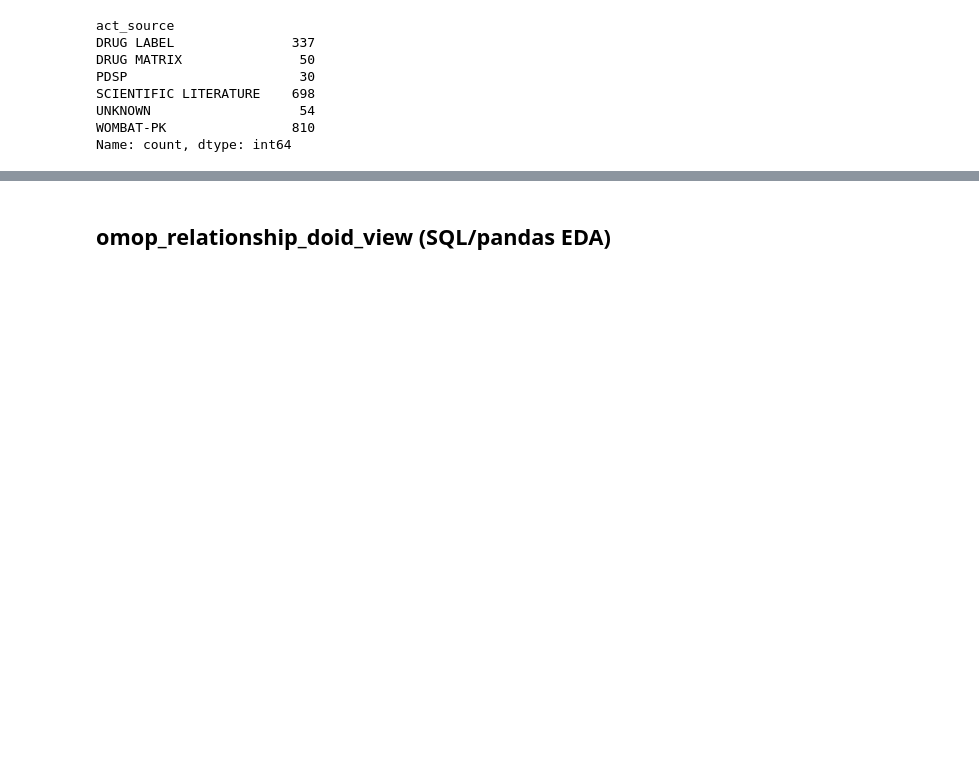
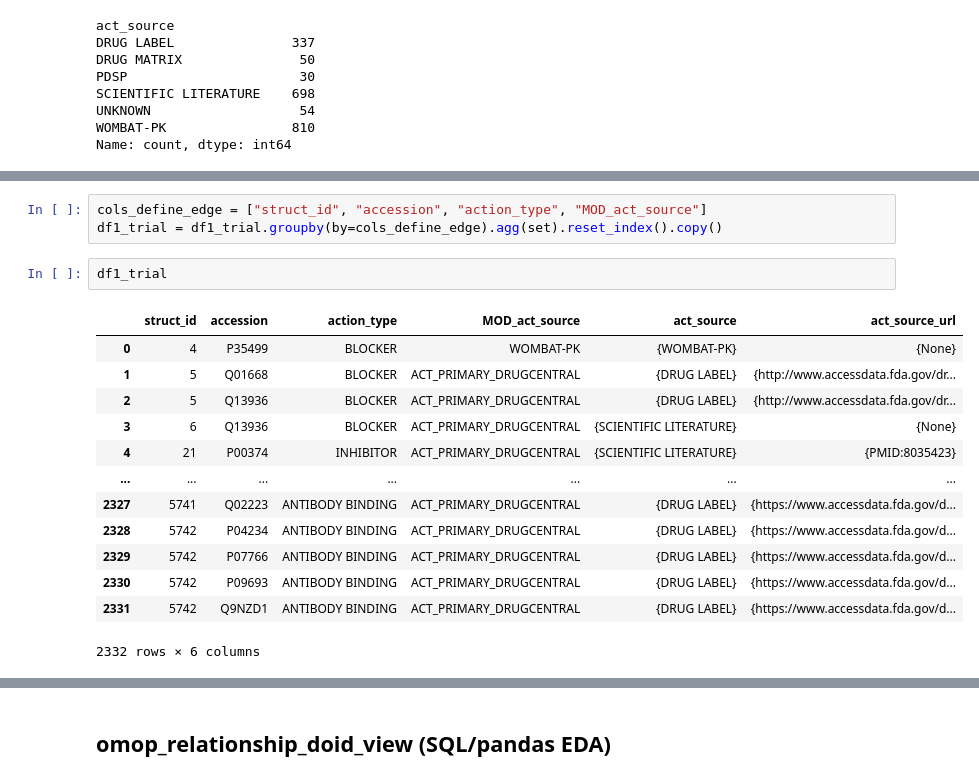
Before and after one commit to NCATSTranslator/translator-ingests, a Jupyter notebook: src/translator_ingest/ingests/drugcentral/eda_and_parser_dev.ipynb, the cells around one changed output, grey strips where cells are left out. Drawn from its saved outputs; the diff is of its cells as text; blank space fills up the shorter version.

```diff
--- a/src/translator_ingest/ingests/drugcentral/eda_and_parser_dev.ipynb
+++ b/src/translator_ingest/ingests/drugcentral/eda_and_parser_dev.ipynb
@@ -907,0 +1313,19 @@ website_counts
+# %%
+cols_define_edge = ["struct_id", "accession", "action_type", "MOD_act_source"]
+df1_trial = df1_trial.groupby(by=cols_define_edge).agg(set).reset_index().copy()
+# %%
+df1_trial
+# %% [output]
+|  | struct_id | accession | action_type | MOD_act_source | act_source | act_source_url |
+| 0 | 4 | P35499 | BLOCKER | WOMBAT-PK | {WOMBAT-PK} | {None} |
+| 1 | 5 | Q01668 | BLOCKER | ACT_PRIMARY_DRUGCENTRAL | {DRUG LABEL} | {http://www.accessdata.fda.gov/dr... |
+| 2 | 5 | Q13936 | BLOCKER | ACT_PRIMARY_DRUGCENTRAL | {DRUG LABEL} | {http://www.accessdata.fda.gov/dr... |
+| 3 | 6 | Q13936 | BLOCKER | ACT_PRIMARY_DRUGCENTRAL | {SCIENTIFIC LITERATURE} | {None} |
+| 4 | 21 | P00374 | INHIBITOR | ACT_PRIMARY_DRUGCENTRAL | {SCIENTIFIC LITERATURE} | {PMID:8035423} |
+| ... | ... | ... | ... | ... | ... | ... |
+| 2327 | 5741 | Q02223 | ANTIBODY BINDING | ACT_PRIMARY_DRUGCENTRAL | {DRUG LABEL} | {https://www.accessdata.fda.gov/d... |
+| 2328 | 5742 | P04234 | ANTIBODY BINDING | ACT_PRIMARY_DRUGCENTRAL | {DRUG LABEL} | {https://www.accessdata.fda.gov/d... |
+| 2329 | 5742 | P07766 | ANTIBODY BINDING | ACT_PRIMARY_DRUGCENTRAL | {DRUG LABEL} | {https://www.accessdata.fda.gov/d... |
+| 2330 | 5742 | P09693 | ANTIBODY BINDING | ACT_PRIMARY_DRUGCENTRAL | {DRUG LABEL} | {https://www.accessdata.fda.gov/d... |
+| 2331 | 5742 | Q9NZD1 | ANTIBODY BINDING | ACT_PRIMARY_DRUGCENTRAL | {DRUG LABEL} | {https://www.accessdata.fda.gov/d... |
+2332 rows × 6 columns
```
Also changed, not shown: parts of 87 cells of this notebook.
